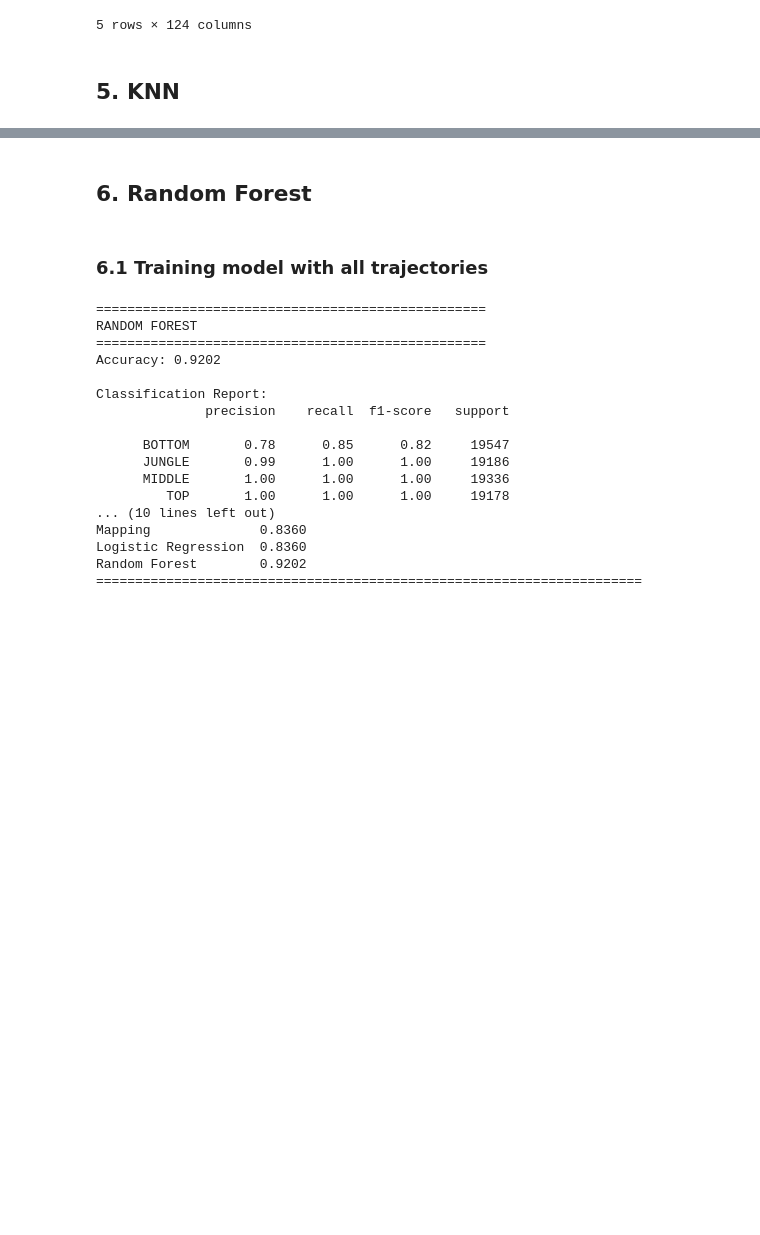
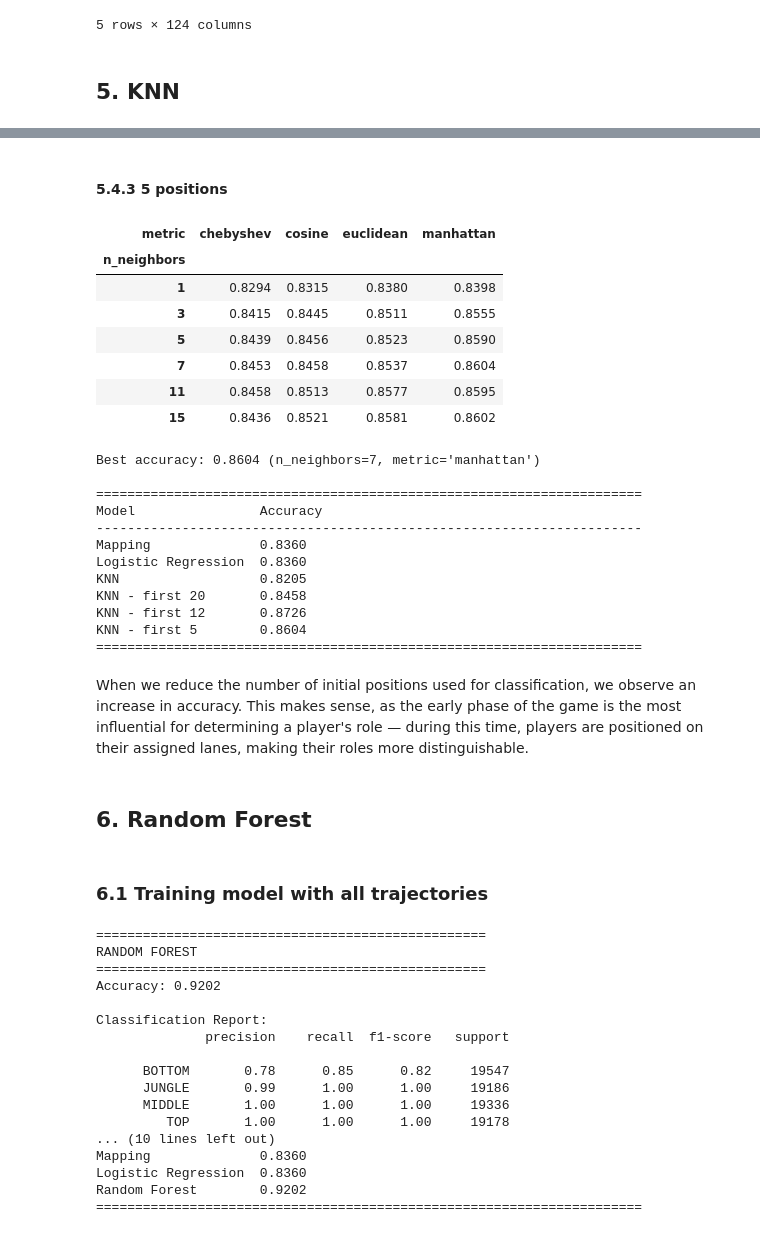
Before and after one commit to Kapponohacco/League-Ml-Project, a Jupyter notebook: src/models.ipynb, the cells around one changed output, grey strips where cells are left out. Saved outputs shown, nothing was run; the diff lists cells and outputs as text; code cells hidden in the pictures; blank space fills up the shorter version.

```diff
--- a/src/models.ipynb
+++ b/src/models.ipynb
@@ -361,3 +536,48 @@ data_deleted.head(5)
+# %% [markdown]
+#### 5.4.3 5 positions
+# %%
+position_cols = [f'x{i}' for i in range(1,6)] + [f'y{i}' for i in range(1,6)]
+X = data_deleted[position_cols]
+y = data_deleted['role']
+
+X_sample = X.sample(50000, random_state=random_state)
+y_sample = y.loc[X_sample.index]
+
+acc_knn5 = knn_accuracy_table(X_sample, y_sample)
+
+print("\n" + "="*70)
+print(f"{'Model':<20} {'Accuracy':<15}")
+print("-"*70)
+print(f"{'Mapping':<20} {acc_map:.4f}")
+print(f"{'Logistic Regression':<20} {acc_lr:.4f}")
+print(f"{'KNN':<20} {acc_knn:.4f}")
+print(f"{'KNN - first 20':<20} {acc_knn20:.4f}")
+print(f"{'KNN - first 12':<20} {acc_knn12:.4f}")
+print(f"{'KNN - first 5':<20} {acc_knn5:.4f}")
+print("="*70)
+# %% [output]
+| metric | chebyshev | cosine | euclidean | manhattan |
+| n_neighbors |  |  |  |  |
+| 1 | 0.8294 | 0.8315 | 0.8380 | 0.8398 |
+| 3 | 0.8415 | 0.8445 | 0.8511 | 0.8555 |
+| 5 | 0.8439 | 0.8456 | 0.8523 | 0.8590 |
+| 7 | 0.8453 | 0.8458 | 0.8537 | 0.8604 |
+| 11 | 0.8458 | 0.8513 | 0.8577 | 0.8595 |
+| 15 | 0.8436 | 0.8521 | 0.8581 | 0.8602 |
+Best accuracy: 0.8604 (n_neighbors=7, metric='manhattan')
+
+======================================================================
+Model                Accuracy
+----------------------------------------------------------------------
+Mapping              0.8360
+Logistic Regression  0.8360
+KNN                  0.8205
+KNN - first 20       0.8458
+KNN - first 12       0.8726
+KNN - first 5        0.8604
+======================================================================
+# %% [markdown]
+When we reduce the number of initial positions used for classification, we observe an increase in accuracy. This makes sense, as the early phase of the game is the most influential for determining a player's role — during this time, players are positioned on their assigned lanes, making their roles more distinguishable.
 # %% [markdown]
 ## 6. Random Forest
 # %% [markdown]
```
Also changed, not shown: parts of 12 cells of this notebook, 1 other file.
